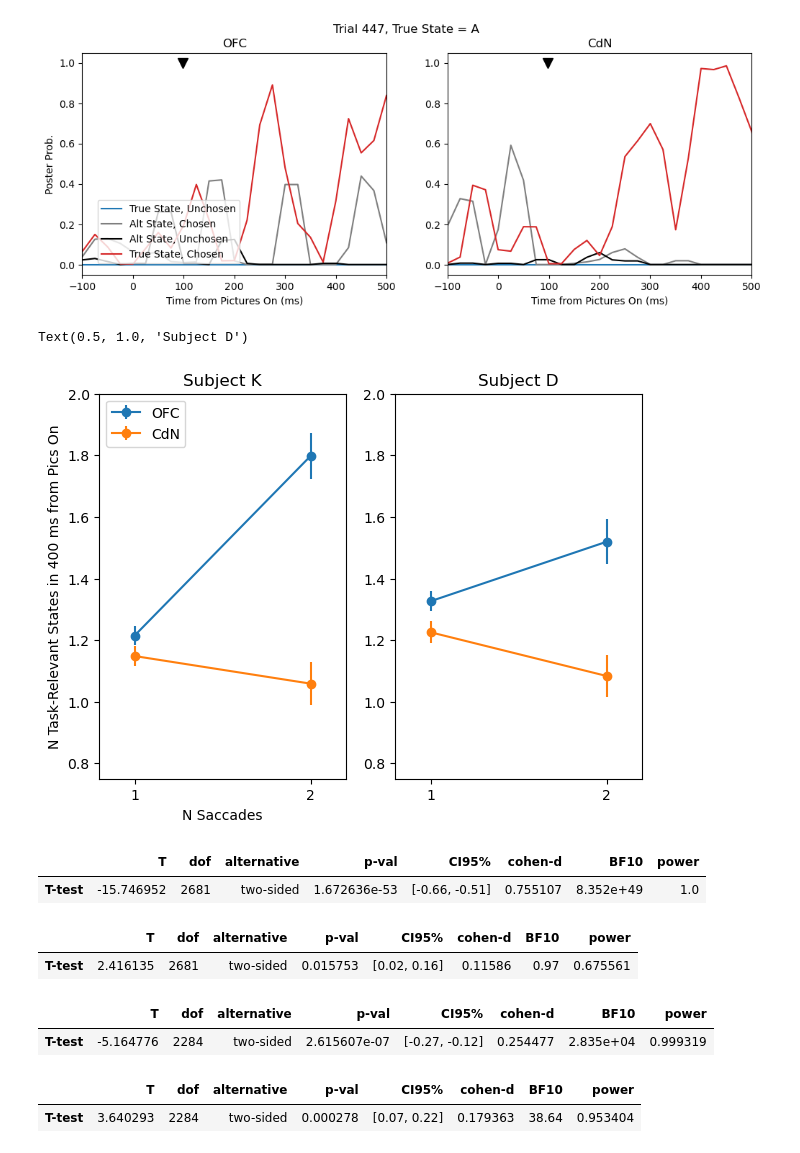
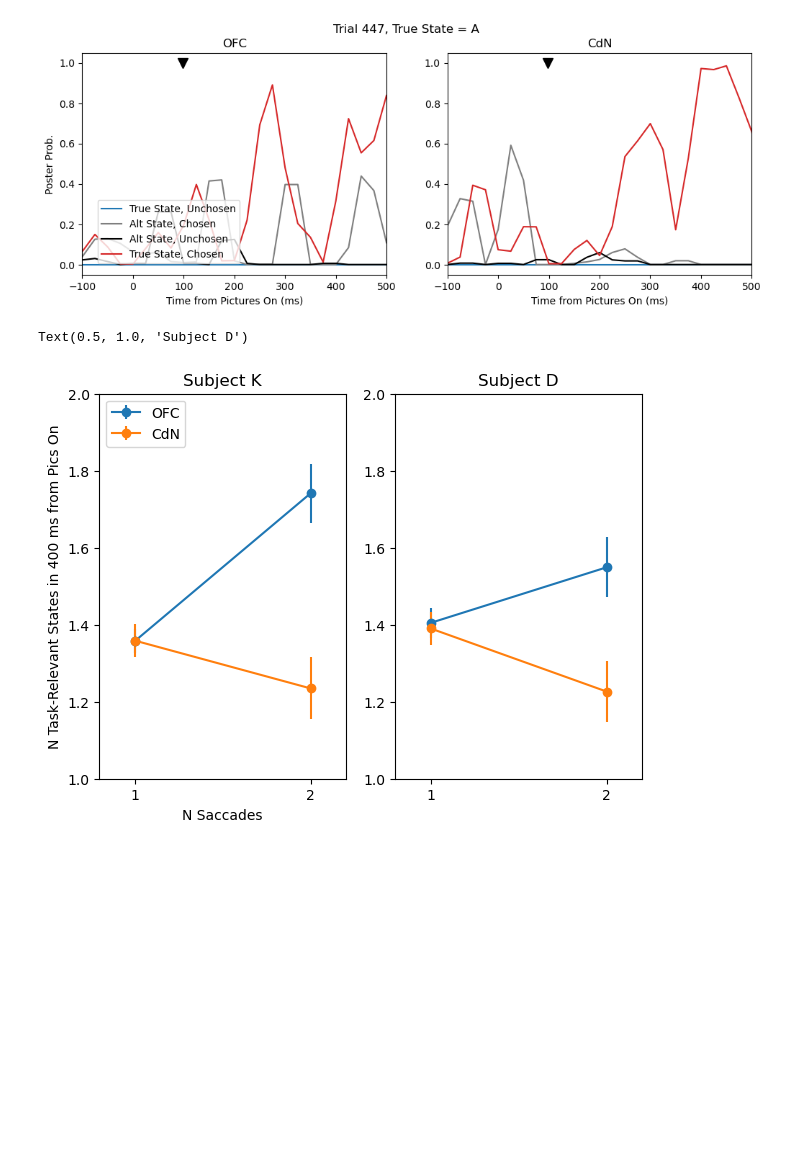
Before and after one commit to t-elston/FS_self_control, a Jupyter notebook: analysis/single_trial_decoding_sandbox.ipynb, the cells around one changed output. Drawn from its saved outputs; the diff is of its cells as text; code cells hidden in the pictures; blank space fills up the shorter version.

```diff
--- a/analysis/single_trial_decoding_sandbox.ipynb
+++ b/analysis/single_trial_decoding_sandbox.ipynb
@@ -331,18 +364,20 @@ ax[1].set_title('CdN')
 Text(0.5, 1.0, 'CdN')
 [figure]
 # %%
-smooth_factor = 2
-mag_thresh = 2
-time_thresh = 3
-ofc_ch_details, ofc_ch_states = find_candidate_states(moving_average(OFC_ch, smooth_factor), 12, time_thresh, mag_thresh)
-ofc_unch_details, ofc_unch_states  = find_candidate_states(moving_average(OFC_unch, smooth_factor), 12, time_thresh, mag_thresh)
-ofc_alt_ch_details, ofc_alt_ch_states  = find_candidate_states(moving_average(OFC_alt_ch, smooth_factor), 12, time_thresh, mag_thresh)
-ofc_alt_unch_details, ofc_alt_unch_states  = find_candidate_states(moving_average(OFC_alt_unch, smooth_factor), 12, time_thresh, mag_thresh)
+# identify the states based on these criteria
+mag_thresh = 2 # how many times above the noise a state must be
+time_thresh = 2 # how many consecutive time bins must the state be above that noise-multiple threshold?
+n_classes = 12
 
-cdn_ch_details, cdn_ch_states = find_candidate_states(moving_average(CdN_ch, smooth_factor), 12, time_thresh, mag_thresh)
-cdn_unch_details, cdn_unch_states  = find_candidate_states(moving_average(CdN_unch, smooth_factor), 12, time_thresh, mag_thresh)
-cdn_alt_ch_details, cdn_alt_ch_states  = find_candidate_states(moving_average(CdN_alt_ch, smooth_factor), 12, time_thresh, mag_thresh)
-cdn_alt_unch_details, cdn_alt_unch_states  = find_candidate_states(moving_average(CdN_alt_unch, smooth_factor), 12, time_thresh, mag_thresh)
+ofc_ch_details, ofc_ch_states = find_candidate_states(OFC_ch, n_classes, time_thresh, mag_thresh)
+ofc_unch_details, ofc_unch_states  = find_candidate_states(OFC_unch, n_classes, time_thresh, mag_thresh)
+ofc_alt_ch_details, ofc_alt_ch_states  = find_candidate_states(OFC_alt_ch, n_classes, time_thresh, mag_thresh)
+ofc_alt_unch_details, ofc_alt_unch_states  = find_candidate_states(OFC_alt_unch, n_classes, time_thresh, mag_thresh)
+
+cdn_ch_details, cdn_ch_states = find_candidate_states(CdN_ch, n_classes, time_thresh, mag_thresh)
+cdn_unch_details, cdn_unch_states  = find_candidate_states(CdN_unch, n_classes, time_thresh, mag_thresh)
+cdn_alt_ch_details, cdn_alt_ch_states  = find_candidate_states(CdN_alt_ch, n_classes, time_thresh, mag_thresh)
+cdn_alt_unch_details, cdn_alt_unch_states  = find_candidate_states(CdN_alt_unch, n_classes, time_thresh, mag_thresh)
 # %%
 # get states during the choice period
 t_thresh1 = 40
@@ -363,8 +398,8 @@ cdn_alt_unch_choice = cdn_alt_unch_details[(cdn_alt_unch_details[:, 1] > t_thres
 ofc_n_states_per_trial = np.zeros((len(bhv), 4))
 cdn_n_states_per_trial = np.zeros((len(bhv), 4))
 
-ofc_time_in_state = np.zeros((len(bhv), 4))
-cdn_time_in_state = np.zeros((len(bhv), 4))
+ofc_n_state_fix = np.zeros((len(bhv), 4))
+cdn_n_state_fix = np.zeros((len(bhv), 4))
 
 
 for t in range(len(bhv)):
@@ -378,14 +413,4 @@ for t in range(len(bhv)):
     cdn_n_states_per_trial[t, 1] = np.sum(cdn_unch_choice[:, 0] == t)
     cdn_n_states_per_trial[t, 2] = np.sum(cdn_alt_ch_choice[:, 0] == t)
     cdn_n_states_per_trial[t, 3] = np.sum(cdn_alt_unch_choice[:, 0] == t)
-
-    ofc_time_in_state[t, 0] = np.sum(ofc_ch_choice[ofc_ch_choice[:, 0] == t, 2])
-    ofc_time_in_state[t, 1] = np.sum(ofc_unch_choice[ofc_unch_choice[:, 0] == t, 2])
-    ofc_time_in_state[t, 2] = np.sum(ofc_alt_ch_choice[ofc_alt_ch_choice[:, 0] == t, 2])
-    ofc_time_in_state[t, 3] = np.sum(ofc_alt_unch_choice[ofc_alt_unch_choice[:, 0] == t, 2])
-
-    cdn_time_in_state[t, 0] = np.sum(cdn_ch_choice[cdn_ch_choice[:, 0] == t, 2])
-    cdn_time_in_state[t, 1] = np.sum(cdn_unch_choice[cdn_unch_choice[:, 0] == t, 2])
-    cdn_time_in_state[t, 2] = np.sum(cdn_alt_ch_choice[cdn_alt_ch_choice[:, 0] == t, 2])
-    cdn_time_in_state[t, 3] = np.sum(cdn_alt_unch_choice[cdn_alt_unch_choice[:, 0] == t, 2])
 # %%
@@ -426,53 +453,33 @@ xt = np.arange(2) + 1
 k_ofc_means = np.array((k_ofc_single_mean, k_ofc_double_mean)).flatten()
 k_ofc_ci = np.array((k_ofc_single_ci, k_ofc_double_ci)).flatten()
 k_cdn_means = np.array((k_cdn_single_mean, k_cdn_double_mean)).flatten()
 k_cdn_ci = np.array((k_cdn_single_ci, k_cdn_double_ci)).flatten()
 
 d_ofc_means = np.array((d_ofc_single_mean, d_ofc_double_mean)).flatten()
 d_ofc_ci = np.array((d_ofc_single_ci, d_ofc_double_ci)).flatten()
 d_cdn_means = np.array((d_cdn_single_mean, d_cdn_double_mean)).flatten()
 d_cdn_ci = np.array((d_cdn_single_ci, d_cdn_double_ci)).flatten()
 
 
 # Create the plot
 fig, ax = plt.subplots(1, 2, figsize=(7, 5))
 ax[0].errorbar(xt, k_ofc_means, k_ofc_ci, marker = 'o', label='OFC')
 ax[0].errorbar(xt, k_cdn_means, k_cdn_ci, marker = 'o', label='CdN')
-ax[0].set_ylim((.75, 2))
+ax[0].set_ylim((1, 2))
 ax[0].set_xlim((.8, 2.2))
 ax[0].set_xticks((1, 2))
 ax[0].set_xlabel('N Saccades')
 ax[0].set_ylabel('N Task-Relevant States in 400 ms from Pics On')
 ax[0].set_title('Subject K')
 ax[0].legend(loc='upper left')
 
 
 ax[1].errorbar(xt, d_ofc_means, d_ofc_ci, marker = 'o')
 ax[1].errorbar(xt, d_cdn_means, d_cdn_ci, marker = 'o')
-ax[1].set_ylim((.75, 2))
+ax[1].set_ylim((1, 2))
 ax[1].set_xlim((.8, 2.2))
 ax[1].set_xticks((1, 2))
 ax[1].set_title('Subject D')
 # %% [output]
 Text(0.5, 1.0, 'Subject D')
-[figure, old version]
+[figure, new version]
-# %%
-k_ofc_n_states_ttest
-# %% [output]
-|  | T | dof | alternative | p-val | CI95% | cohen-d | BF10 | power |
-| T-test | -15.746952 | 2681 | two-sided | 1.672636e-53 | [-0.66, -0.51] | 0.755107 | 8.352e+49 | 1.0 |
-# %%
-k_cdn_n_states_ttest
-# %% [output]
-|  | T | dof | alternative | p-val | CI95% | cohen-d | BF10 | power |
-| T-test | 2.416135 | 2681 | two-sided | 0.015753 | [0.02, 0.16] | 0.11586 | 0.97 | 0.675561 |
-# %%
-d_ofc_n_states_ttest
-# %% [output]
-|  | T | dof | alternative | p-val | CI95% | cohen-d | BF10 | power |
-| T-test | -5.164776 | 2284 | two-sided | 2.615607e-07 | [-0.27, -0.12] | 0.254477 | 2.835e+04 | 0.999319 |
-# %%
-d_cdn_n_states_ttest
-# %% [output]
-|  | T | dof | alternative | p-val | CI95% | cohen-d | BF10 | power |
-| T-test | 3.640293 | 2284 | two-sided | 0.000278 | [0.07, 0.22] | 0.179363 | 38.64 | 0.953404 |
```
Also changed, not shown: parts of 2 cells of this notebook.
